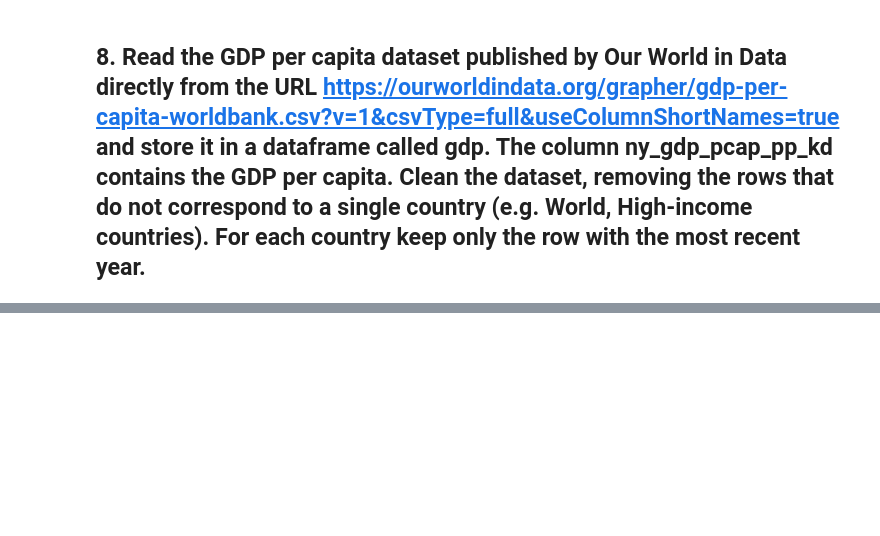
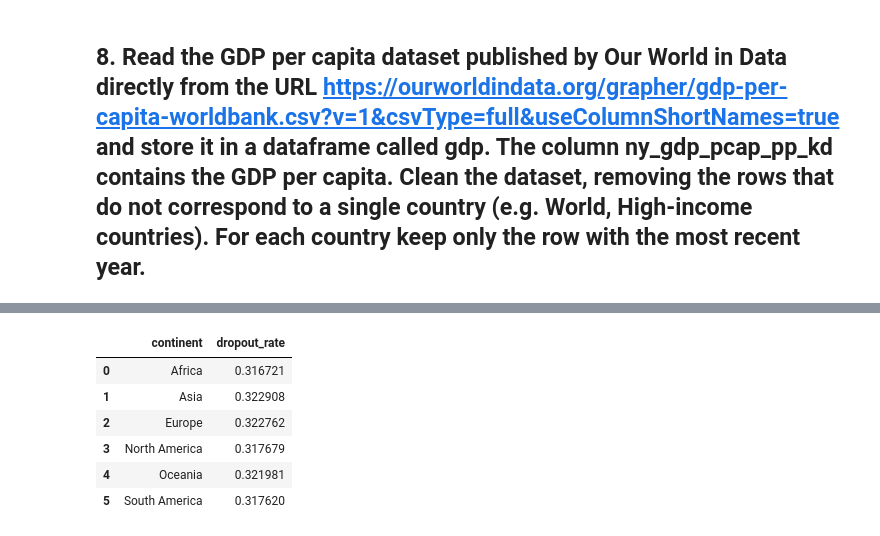
Before and after one commit to AFVicini/ViciniProjectFOCS, a Jupyter notebook: ViciniProjectFOCS.ipynb, the cells around one changed output, grey strips where cells are left out. Cells and saved outputs as stored; diff of their text form; code cells hidden in the pictures; blank space fills up the shorter version.

```diff
--- a/ViciniProjectFOCS.ipynb
+++ b/ViciniProjectFOCS.ipynb
@@ -225,0 +246,17 @@ display(students_at_risk)
+# %%
+dropout_risk['nationality'] = dropout_risk['nationality'].replace('UK','United Kingdom')
+dropout_risk['nationality'] = dropout_risk['nationality'].replace('USA','United States')
+
+join_df = pd.merge(gdp,dropout_risk,left_on='entity',right_on='nationality')
+
+continent_dropout_rate = join_df.groupby('owid_region',as_index=False)['dropout'].mean()
+continent_dropout_rate.columns = ['continent','dropout_rate']
+display(continent_dropout_rate)
+# %% [output]
+|  | continent | dropout_rate |
+| 0 | Africa | 0.316721 |
+| 1 | Asia | 0.322908 |
+| 2 | Europe | 0.322762 |
+| 3 | North America | 0.317679 |
+| 4 | Oceania | 0.321981 |
+| 5 | South America | 0.317620 |
```
Also changed, not shown: parts of 3 cells of this notebook, 1 other file.
